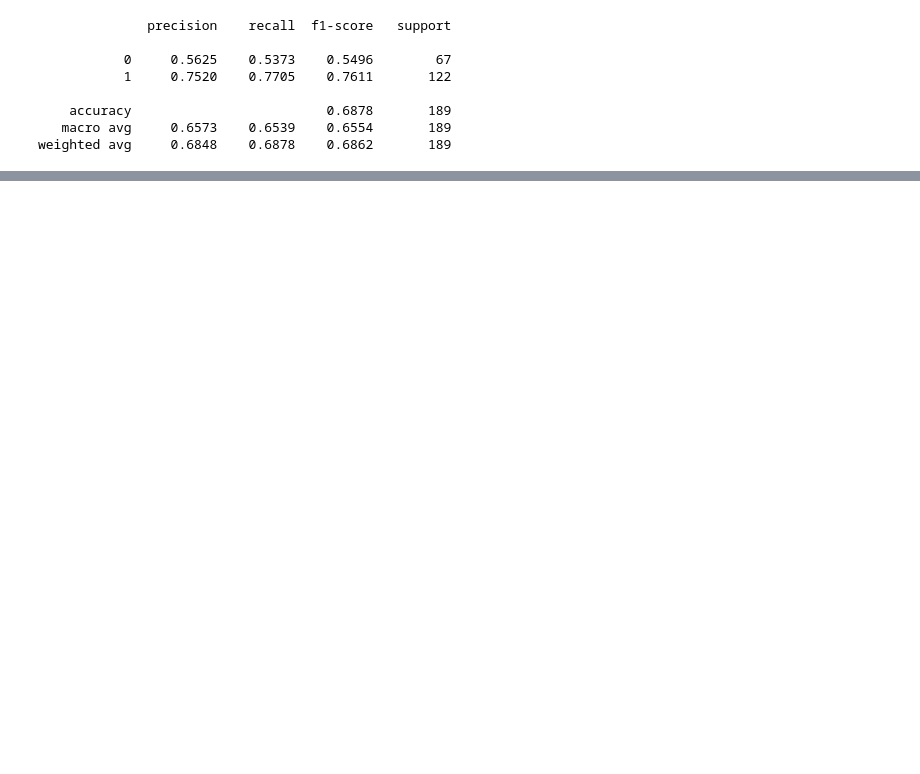
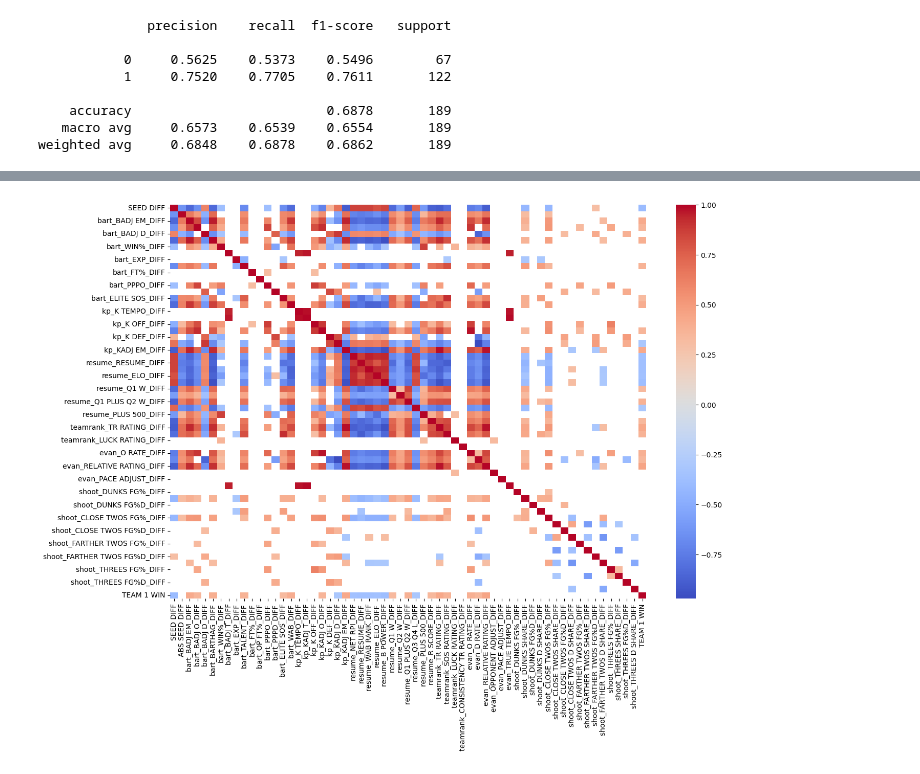
Before and after one commit to yiyoufan/NCAA_Prediction, a Jupyter notebook: explorer.ipynb, the cells around one changed output, grey strips where cells are left out. Saved outputs shown, nothing was run; the diff lists cells and outputs as text; code cells hidden in the pictures; blank space fills up the shorter version.

```diff
--- a/explorer.ipynb
+++ b/explorer.ipynb
@@ -565,0 +1032,3 @@ weighted avg     0.6848    0.6878    0.6862       189
+# %%
+df_aidata_clean.sort_values(by='YEAR', inplace=True)
+df_aidata_clean.head(n=10)
@@ -565,0 +1062,8 @@ weighted avg     0.6848    0.6878    0.6862       189
+# %%
+col_list = df_aidata_clean.columns.to_list()
+diff_list = []
+for i in range(len(col_list)):
+    if 'DIFF' in col_list[i] or 'Diff' in col_list[i] or 'diff' in col_list[i]:
+        diff_list.append(col_list[i])
+print(len(diff_list))
+print(diff_list)
@@ -565,0 +1073,8 @@ weighted avg     0.6848    0.6878    0.6862       189
+# %%
+df_newTrain = df_aidata_clean[(df_aidata_clean['YEAR'] < 2023) & (df_aidata_clean['YEAR'] > 2010) & (df_aidata_clean['CURRENT ROUND'] > 4)]
+X_newTrain = df_newTrain[diff_list]
+y_newTrain = df_newTrain['TEAM 1 WIN']
+df_newTest = df_aidata_clean[(df_aidata_clean['YEAR'] >= 2023) & (df_aidata_clean['YEAR'] > 2010) & (df_aidata_clean['CURRENT ROUND'] > 4)]
+X_newTest = df_newTest[diff_list]
+y_newTest = df_newTest['TEAM 1 WIN']
+X_newTrain.describe()
@@ -565,0 +1390,4 @@ weighted avg     0.6848    0.6878    0.6862       189
+# %%
+corr_list = diff_list + ['TEAM 1 WIN']
+corr_dfnewTrain = df_newTrain[corr_list].dropna(axis=1)
+corr_dfnewTrain.describe()
@@ -565,0 +1405,13 @@ weighted avg     0.6848    0.6878    0.6862       189
+# %%
+correlation_matrix = corr_dfnewTrain.corr()
+high_corr = correlation_matrix[abs(correlation_matrix) >= 0.3]
+
+plt.figure(figsize=(15, 10))
+sns.heatmap(high_corr, annot=False, cmap='coolwarm', cbar=True)
+plt.show()
+##plt.figure(figsize=(15, 10)) # Adjust figure size for readability
+##sns.heatmap(correlation_matrix, annot=True, cmap='coolwarm', fmt=".2f", linewidths=0.5)
+##plt.title('Correlation Matrix Heatmap')
+##plt.show()
+# %% [output]
+[figure, added]
```
Also changed, not shown: parts of 51 cells of this notebook, 8 other files.
